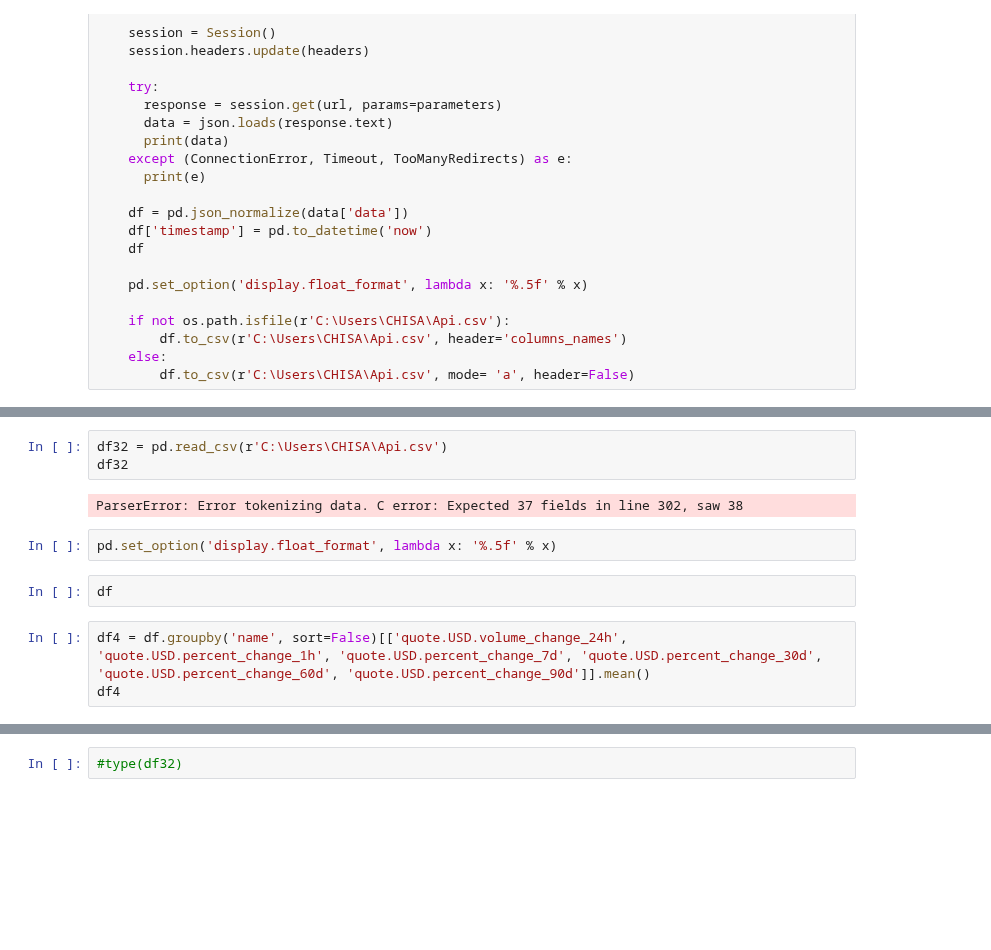
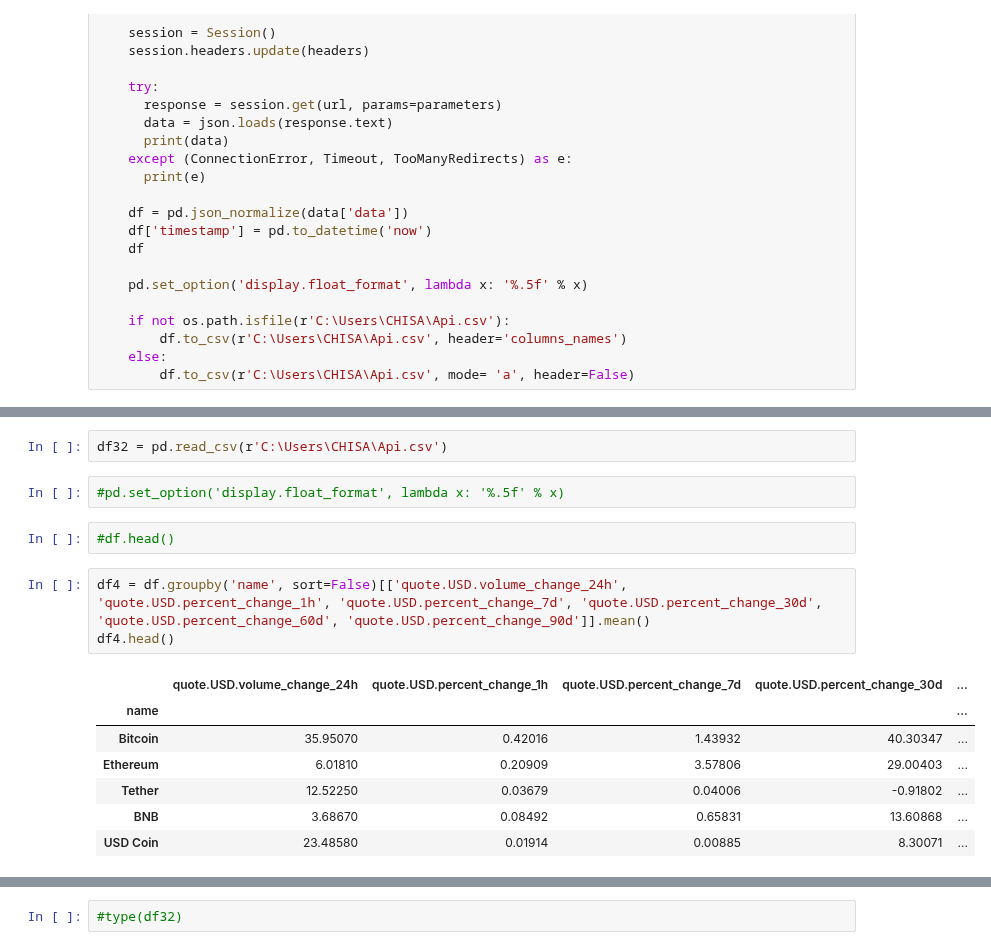
Before and after one commit to Curlybracketi/automating-_api_setup, a Jupyter notebook: Api Setup Test.ipynb, the cells around one changed output, grey strips where cells are left out. Cells and saved outputs as stored; diff of their text form; blank space fills up the shorter version.

```diff
--- a/Api Setup Test.ipynb
+++ b/Api Setup Test.ipynb
@@ -117,14 +117,19 @@ Api Runner completed
 # %%
 df32 = pd.read_csv(r'C:\Users\CHISA\Api.csv')
-df32
-# %% [output]
-ParserError: Error tokenizing data. C error: Expected 37 fields in line 302, saw 38
 # %%
-pd.set_option('display.float_format', lambda x: '%.5f' % x)
+#pd.set_option('display.float_format', lambda x: '%.5f' % x)
-# %%
-df
+# %%
+#df.head()
 # %%
 df4 = df.groupby('name', sort=False)[['quote.USD.volume_change_24h', 'quote.USD.percent_change_1h', 'quote.USD.percent_change_7d', 'quote.USD.percent_change_30d', 'quote.USD.percent_change_60d', 'quote.USD.percent_change_90d']].mean()
-df4
+df4.head()
+# %% [output]
+|  | quote.USD.volume_change_24h | quote.USD.percent_change_1h | quote.USD.percent_change_7d | quote.USD.percent_change_30d | ... |
+| name |  |  |  |  | ... |
+| Bitcoin | 35.95070 | 0.42016 | 1.43932 | 40.30347 | ... |
+| Ethereum | 6.01810 | 0.20909 | 3.57806 | 29.00403 | ... |
+| Tether | 12.52250 | 0.03679 | 0.04006 | -0.91802 | ... |
+| BNB | 3.68670 | 0.08492 | 0.65831 | 13.60868 | ... |
+| USD Coin | 23.48580 | 0.01914 | 0.00885 | 8.30071 | ... |
 # %%
 df32=df4.stack()
```
Also changed, not shown: parts of 13 cells of this notebook.
